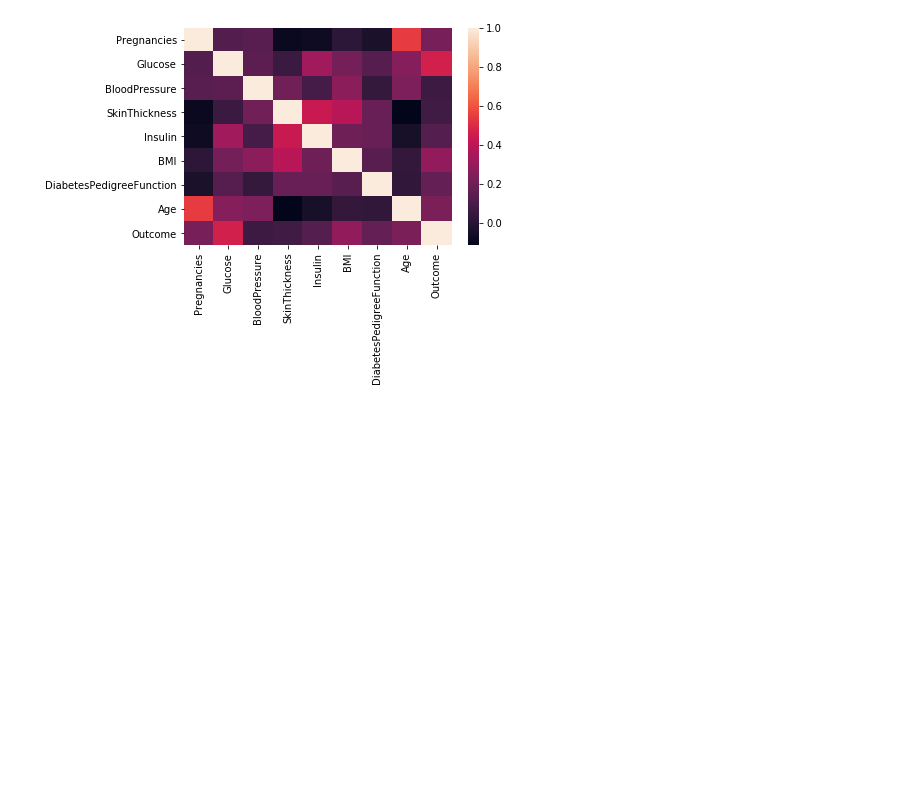
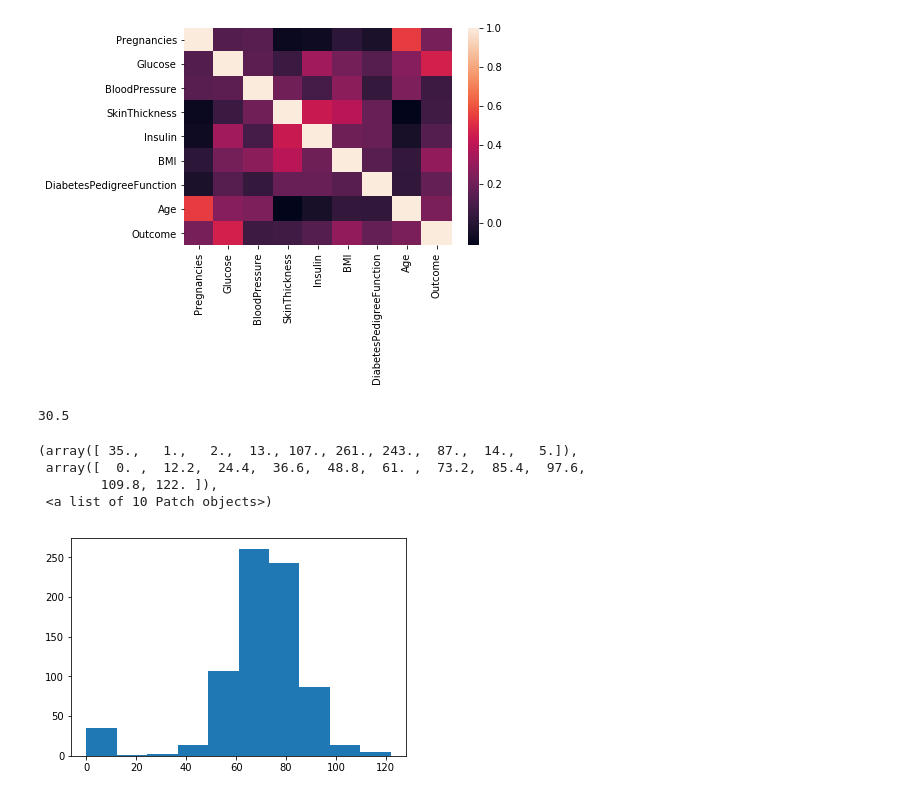
Before and after one commit to Diwakar888/Diabetes-prediction-model, a Jupyter notebook: diabetes.ipynb, the cells around one changed output. Saved outputs shown, nothing was run; the diff lists cells and outputs as text; code cells hidden in the pictures; blank space fills up the shorter version.

```diff
--- a/diabetes.ipynb
+++ b/diabetes.ipynb
@@ -84,0 +84,16 @@ BMI_median =
+# %%
+insulin_median =  dia['Insulin'].median()
+# %%
+insulin_median
+# %% [output]
+30.5
+# %%
+dia['Insulin'] = dia['Insulin'].replace(to_replace = 0,value = insulin_median)
+# %%
+plt.hist(dia['BloodPressure'])
+# %% [output]
+(array([ 35.,   1.,   2.,  13., 107., 261., 243.,  87.,  14.,   5.]),
+ array([  0. ,  12.2,  24.4,  36.6,  48.8,  61. ,  73.2,  85.4,  97.6,
+        109.8, 122. ]),
+ <a list of 10 Patch objects>)
+[figure, added]
```
Also changed, not shown: parts of 26 cells of this notebook.
